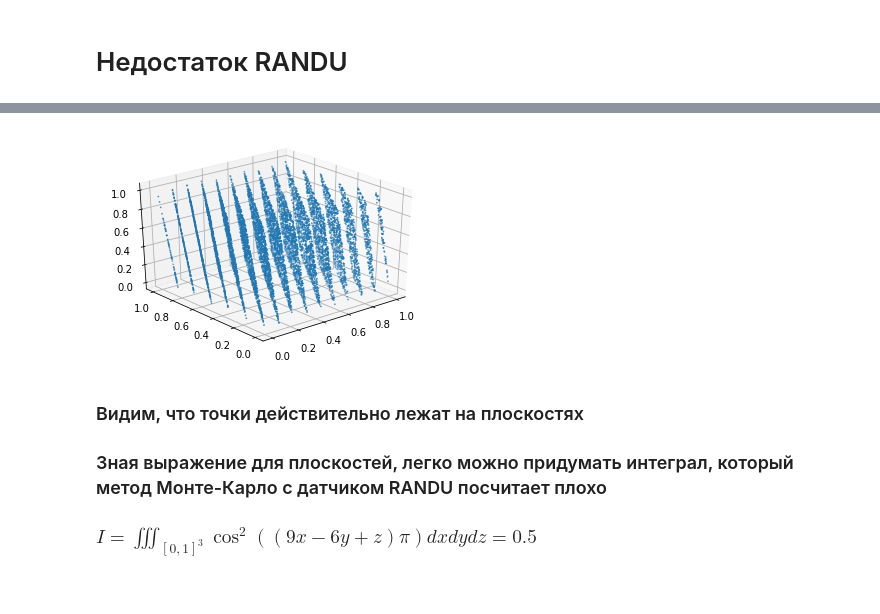
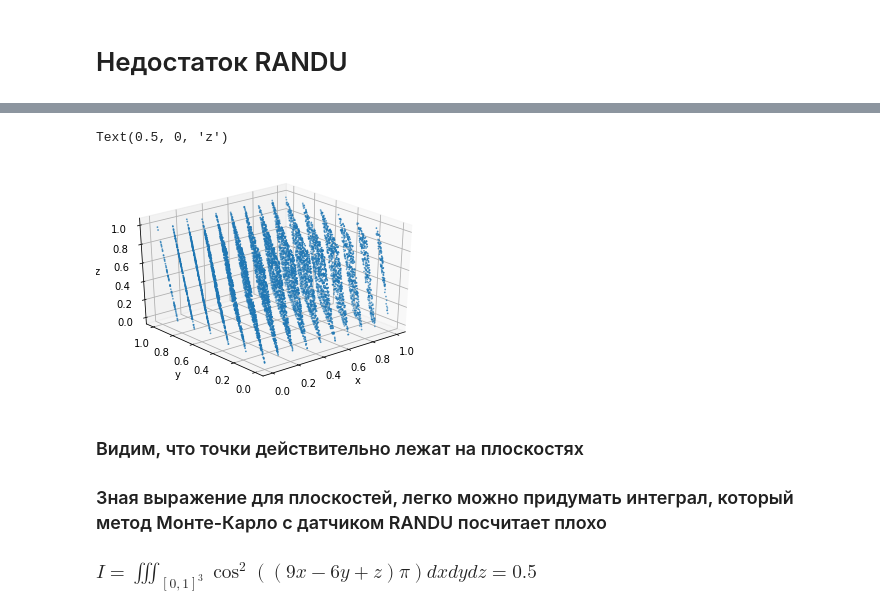
Before and after one commit to dmitry-grigorev/ComputationalWorkshop, a Jupyter notebook: Term6/Task1.ipynb, the cells around one changed output, grey strips where cells are left out. Drawn from its saved outputs; the diff is of its cells as text; code cells hidden in the pictures.

```diff
--- a/Term6/Task1.ipynb
+++ b/Term6/Task1.ipynb
@@ -11,6 +17,9 @@ class Generator:
         self.mod = mod
         self.div = mod**(-1)
         self.currvalue = seed
+        self.seed = seed
     def rand(self):
         self.currvalue = (self.currvalue*self.mul) % self.mod
         return self.currvalue*self.div
+    def rewind(self):
+        self.currvalue = self.seed
@@ -35,12 +36,15 @@ values
 # %%
 fig = plt.figure()
 ax = plt.axes(projection='3d')
 ax.scatter(values[:ndots-2], values[1:ndots-1], values[2:], s=0.6)
 
 ax.view_init(30, -130)
-#plt.draw()
+ax.set_xlabel('x')
+ax.set_ylabel('y')
+ax.set_zlabel('z')
 # %% [output]
+Text(0.5, 0, 'z')
-[figure, old version]
+[figure, new version]
 # %% [markdown]
 ### Видим, что точки действительно лежат на плоскостях
 ### Зная выражение для плоскостей, легко можно придумать интеграл, который метод Монте-Карло с датчиком RANDU посчитает плохо
```
Also changed, not shown: parts of 19 cells of this notebook.
